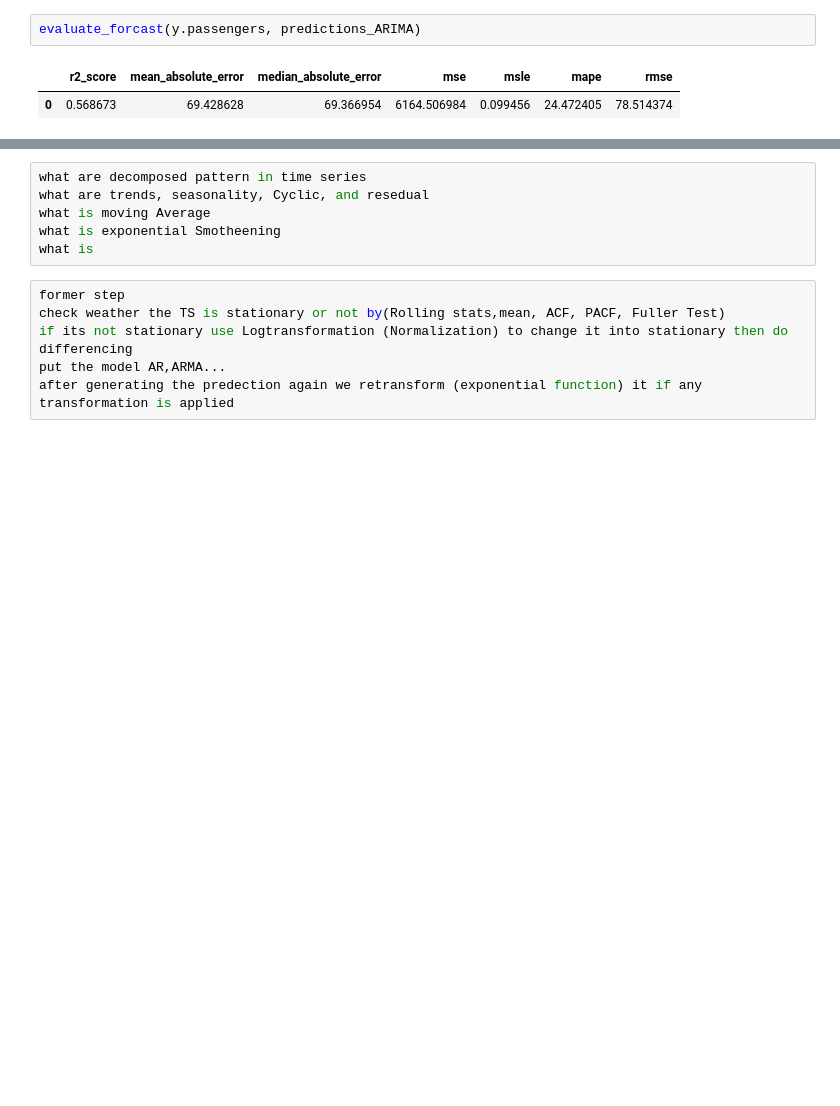
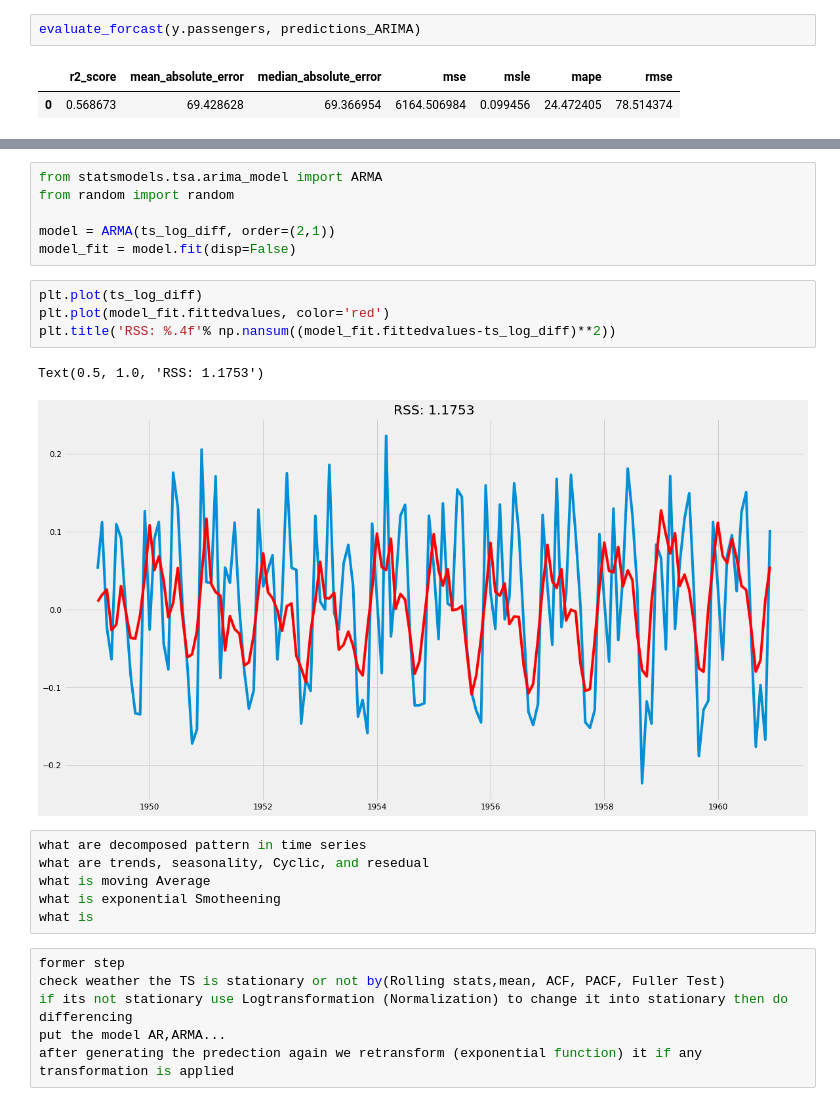
Before and after one commit to melwinmpk/python_datascience, a Jupyter notebook: ML/Time Series Analysis and Forcasting in Python.ipynb, the cells around one changed output, grey strips where cells are left out. Drawn from its saved outputs; the diff is of its cells as text; blank space fills up the shorter version.

```diff
--- a/ML/Time Series Analysis and Forcasting in Python.ipynb
+++ b/ML/Time Series Analysis and Forcasting in Python.ipynb
@@ -733,3 +782,16 @@ evaluate_forcast(y.passengers, predictions_ARIMA)
+# %%
+from statsmodels.tsa.arima_model import ARMA
+from random import random
+
+model = ARMA(ts_log_diff, order=(2,1))
+model_fit = model.fit(disp=False)
+# %%
+plt.plot(ts_log_diff)
+plt.plot(model_fit.fittedvalues, color='red')
+plt.title('RSS: %.4f'% np.nansum((model_fit.fittedvalues-ts_log_diff)**2))
+# %% [output]
+Text(0.5, 1.0, 'RSS: 1.1753')
+[figure, added]
 # %%
 what are decomposed pattern in time series
 what are trends, seasonality, Cyclic, and resedual
```
Also changed, not shown: parts of 11 cells of this notebook.
